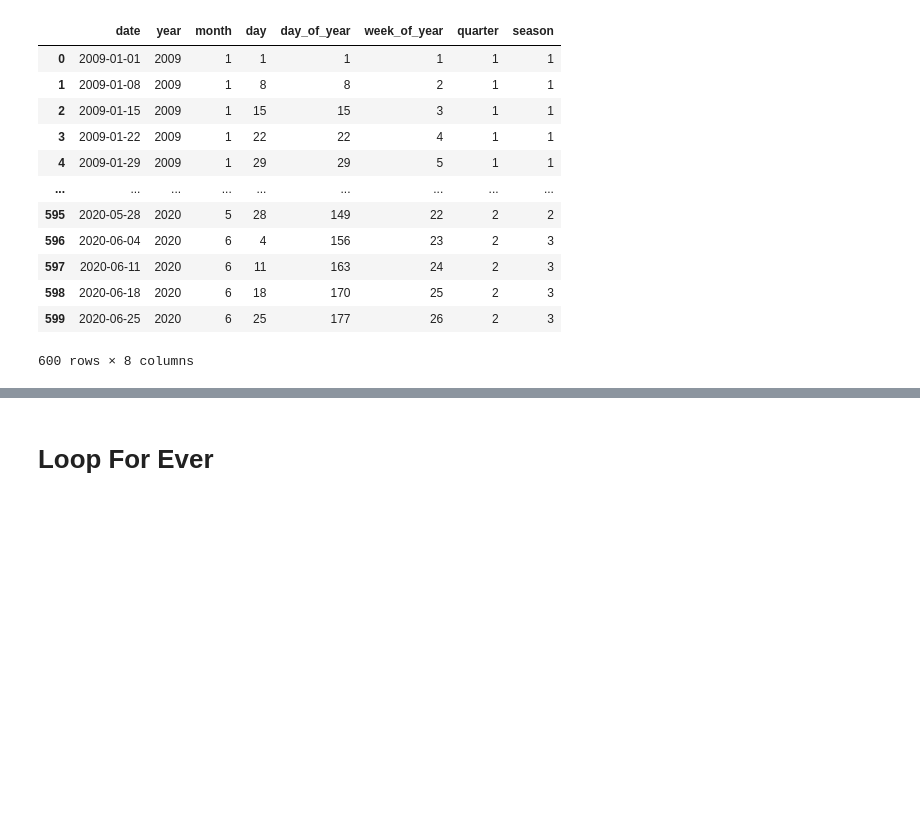
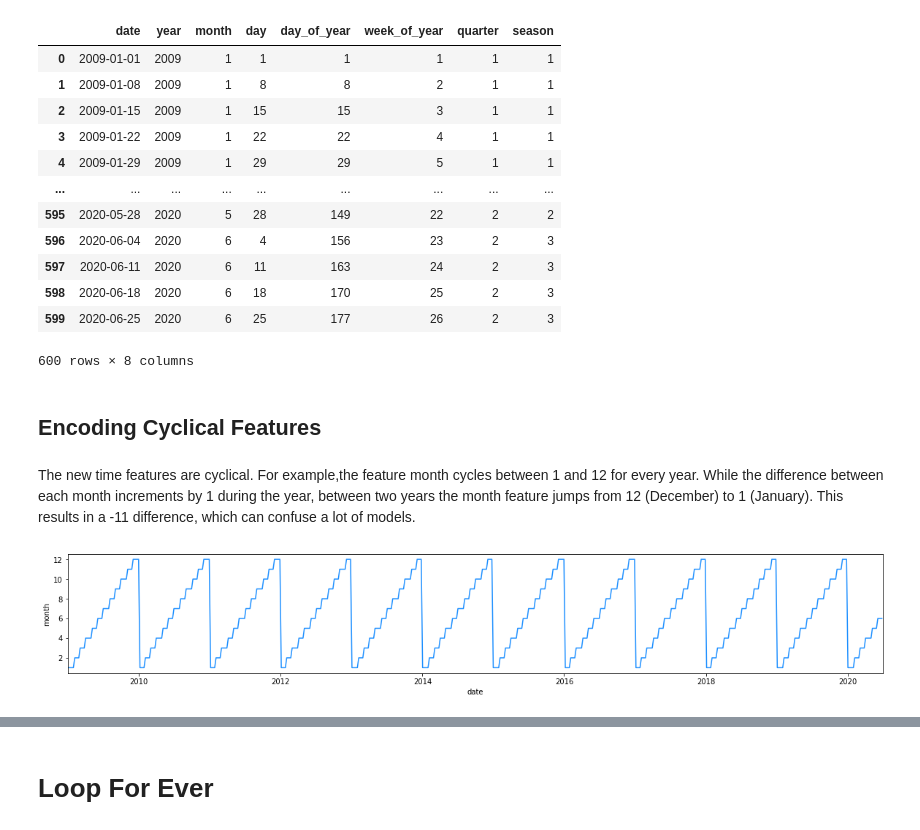
Before and after one commit to sir-hadi/NonstopNgodingNovember-2021, a Jupyter notebook: sir-hadi/Uncategorized DS Projects/Studying Time Series/Studying_Time_Series.ipynb, the cells around one changed output, grey strips where cells are left out. Cells and saved outputs as stored; diff of their text form; code cells hidden in the pictures; blank space fills up the shorter version.

```diff
--- a/sir-hadi/Uncategorized DS Projects/Studying Time Series/Studying_Time_Series.ipynb
+++ b/sir-hadi/Uncategorized DS Projects/Studying Time Series/Studying_Time_Series.ipynb
@@ -673,3 +673,15 @@ df[['date', 'year', 'month', 'day', 'day_of_year', 'week_of_year', 'quarter', 's
 | 598 | 2020-06-18 | 2020 | 6 | 18 | 170 | 25 | 2 | 3 |
 | 599 | 2020-06-25 | 2020 | 6 | 25 | 177 | 26 | 2 | 3 |
 600 rows × 8 columns
+# %% [markdown]
+## Encoding Cyclical Features
+# %% [markdown]
+The new time features are cyclical. For example,the feature month cycles between 1 and 12 for every year. While the difference between each month increments by 1 during the year, between two years the month feature jumps from 12 (December) to 1 (January). This results in a -11 difference, which can confuse a lot of models.
+# %%
+f, ax = plt.subplots(nrows=1, ncols=1, figsize=(20, 3))
+
+sns.lineplot(x=df['date'], y=df['month'], color='dodgerblue')
+ax.set_xlim([date(2009, 1, 1), date(2020, 6, 30)])
+plt.show()
+# %% [output]
+[figure, added]
```
Also changed, not shown: parts of 20 cells of this notebook.
